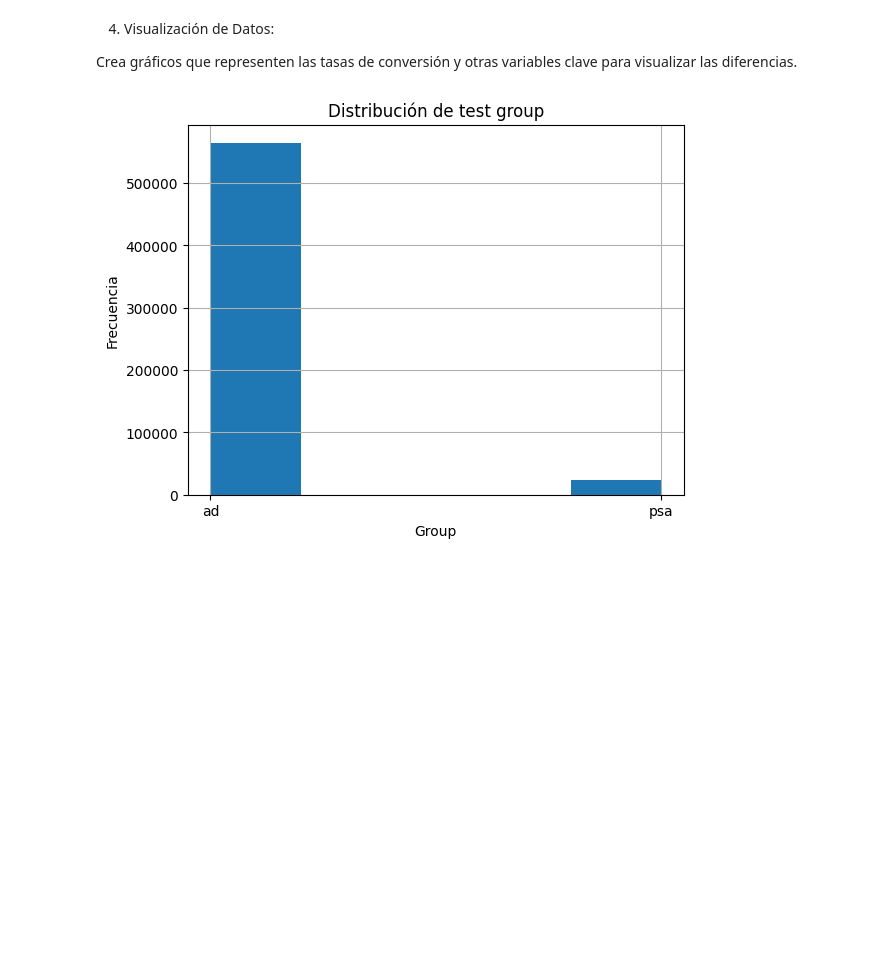
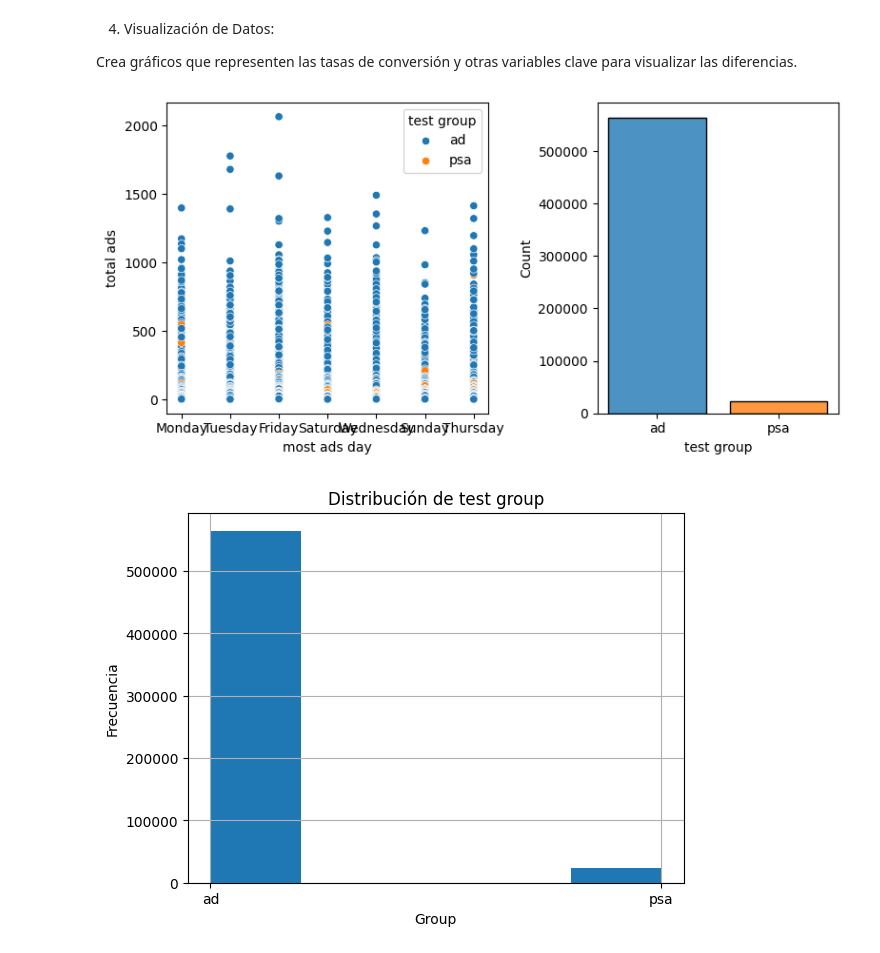
Before and after one commit to PabloAndree/Python_PA, a Jupyter notebook: 03_Pruebas_de_Hipótesis_ipynb.ipynb, the cells around one changed output. Drawn from its saved outputs; the diff is of its cells as text; code cells hidden in the pictures; blank space fills up the shorter version.

```diff
--- a/03_Pruebas_de_Hipótesis_ipynb.ipynb
+++ b/03_Pruebas_de_Hipótesis_ipynb.ipynb
@@ -559,9 +559,11 @@ df
 Crea gráficos que representen las tasas de conversión y otras variables clave para visualizar las diferencias.
 # %%
 f, axs = plt.subplots(1, 2, figsize=(8, 4), gridspec_kw=dict(width_ratios=[4, 3]))
-sns.scatterplot(data=df, x='', y="bill_length_mm", hue="test group", ax=axs[0])
+sns.scatterplot(data=df, x='most ads day', y='total ads', hue="test group", ax=axs[0])
 sns.histplot(data=df, x="test group", hue="test group", shrink=.8, alpha=.8, legend=False, ax=axs[1])
 f.tight_layout()
+# %% [output]
+[figure, added]
 # %%
 # Histograma del test group para visualizar la distribución.
 df['test group'].hist(bins=5)
```
